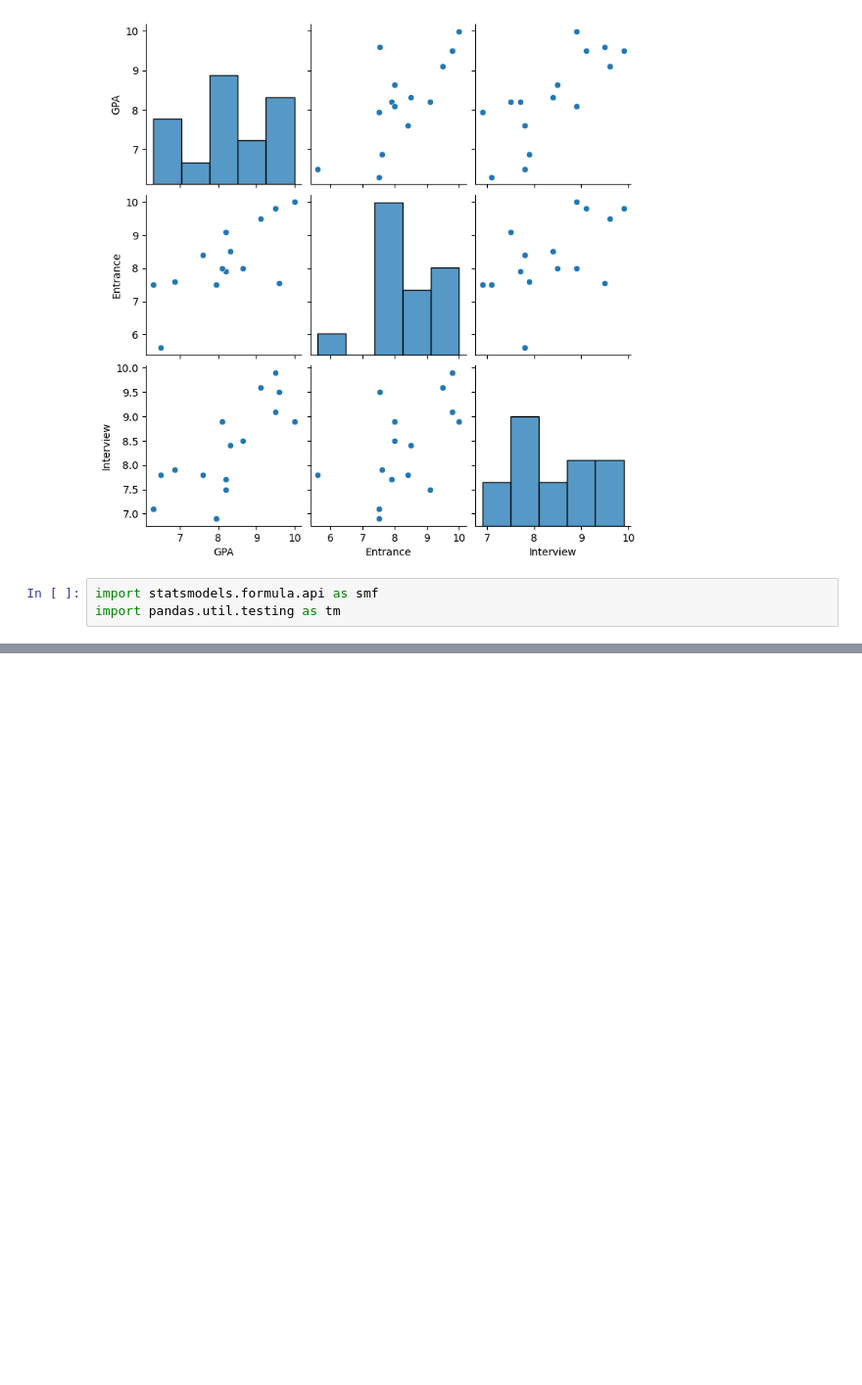
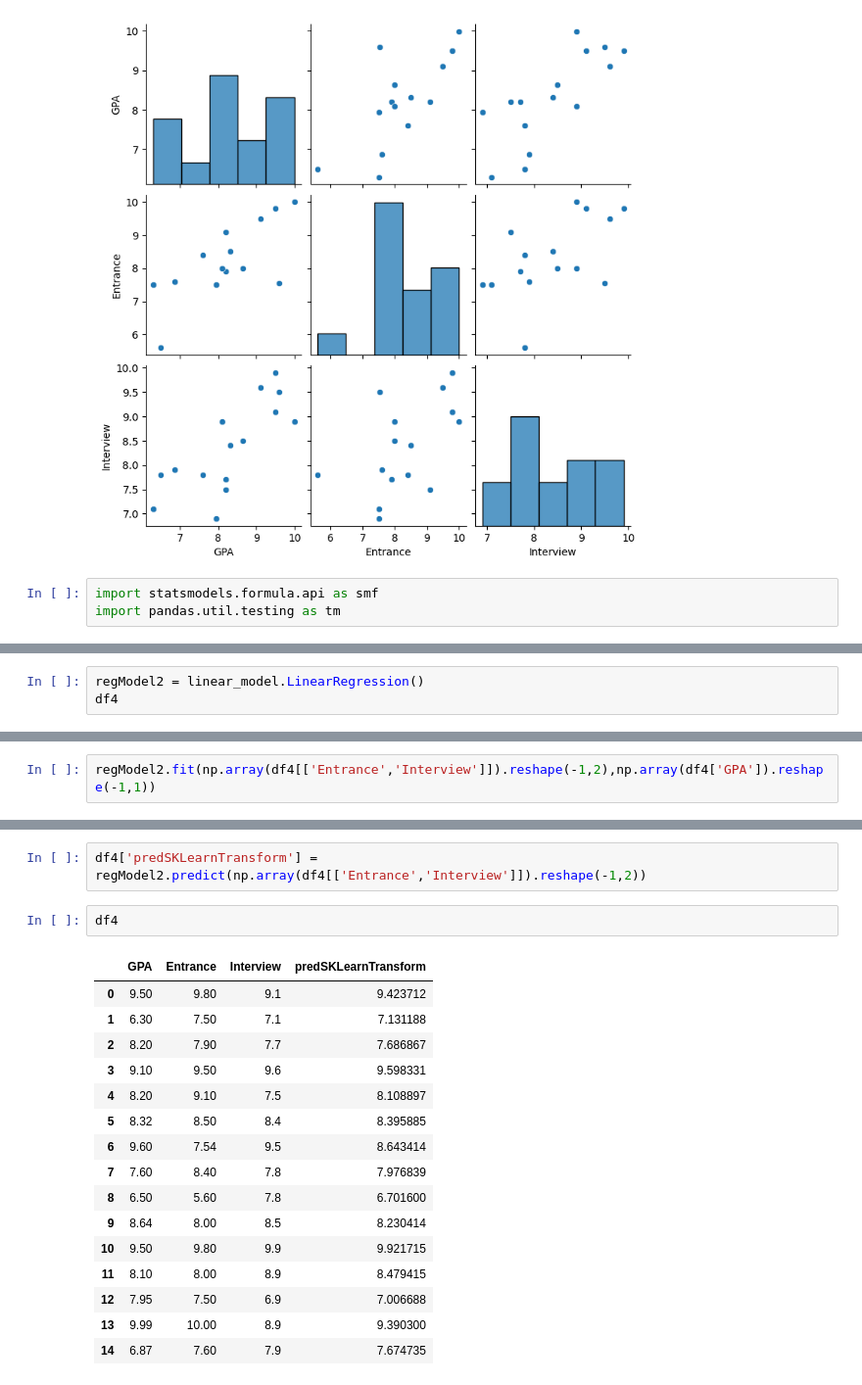
Before and after one commit to Sanjeeviit/Business-Analytics, a Jupyter notebook: BA_week6.ipynb, the cells around one changed output, grey strips where cells are left out. Shown at 98% size. Drawn from its saved outputs; the diff is of its cells as text; blank space fills up the shorter version.

```diff
--- a/BA_week6.ipynb
+++ b/BA_week6.ipynb
@@ -186,0 +229,3 @@ Notes:
+# %%
+regModel2 = linear_model.LinearRegression()
+df4
@@ -186,0 +249,2 @@ Notes:
+# %%
+regModel2.fit(np.array(df4[['Entrance','Interview']]).reshape(-1,2),np.array(df4['GPA']).reshape(-1,1))
@@ -186,0 +282,21 @@ Notes:
+# %%
+df4['predSKLearnTransform'] = regModel2.predict(np.array(df4[['Entrance','Interview']]).reshape(-1,2))
+# %%
+df4
+# %% [output]
+|  | GPA | Entrance | Interview | predSKLearnTransform |
+| 0 | 9.50 | 9.80 | 9.1 | 9.423712 |
+| 1 | 6.30 | 7.50 | 7.1 | 7.131188 |
+| 2 | 8.20 | 7.90 | 7.7 | 7.686867 |
+| 3 | 9.10 | 9.50 | 9.6 | 9.598331 |
+| 4 | 8.20 | 9.10 | 7.5 | 8.108897 |
+| 5 | 8.32 | 8.50 | 8.4 | 8.395885 |
+| 6 | 9.60 | 7.54 | 9.5 | 8.643414 |
+| 7 | 7.60 | 8.40 | 7.8 | 7.976839 |
+| 8 | 6.50 | 5.60 | 7.8 | 6.701600 |
+| 9 | 8.64 | 8.00 | 8.5 | 8.230414 |
+| 10 | 9.50 | 9.80 | 9.9 | 9.921715 |
+| 11 | 8.10 | 8.00 | 8.9 | 8.479415 |
+| 12 | 7.95 | 7.50 | 6.9 | 7.006688 |
+| 13 | 9.99 | 10.00 | 8.9 | 9.390300 |
+| 14 | 6.87 | 7.60 | 7.9 | 7.674735 |
```
Also changed, not shown: parts of 16 cells of this notebook.
